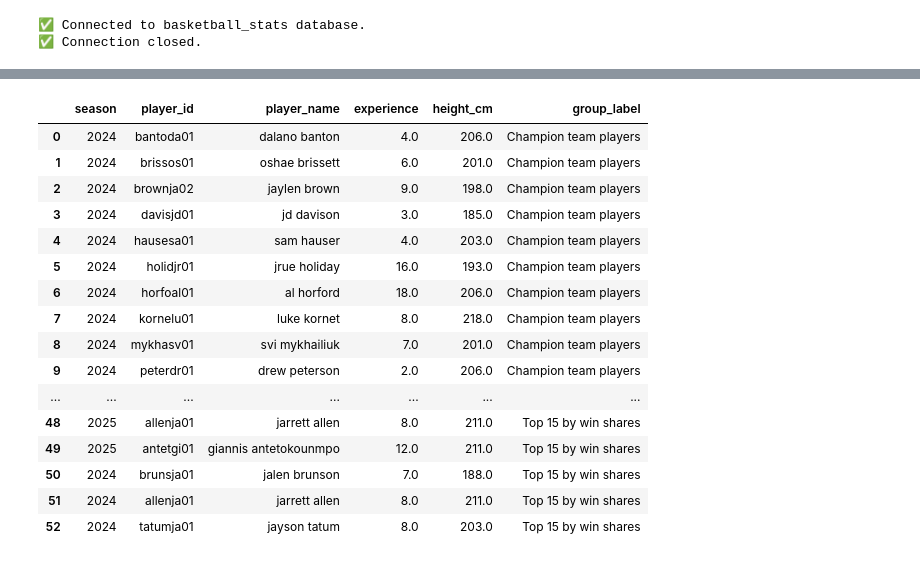
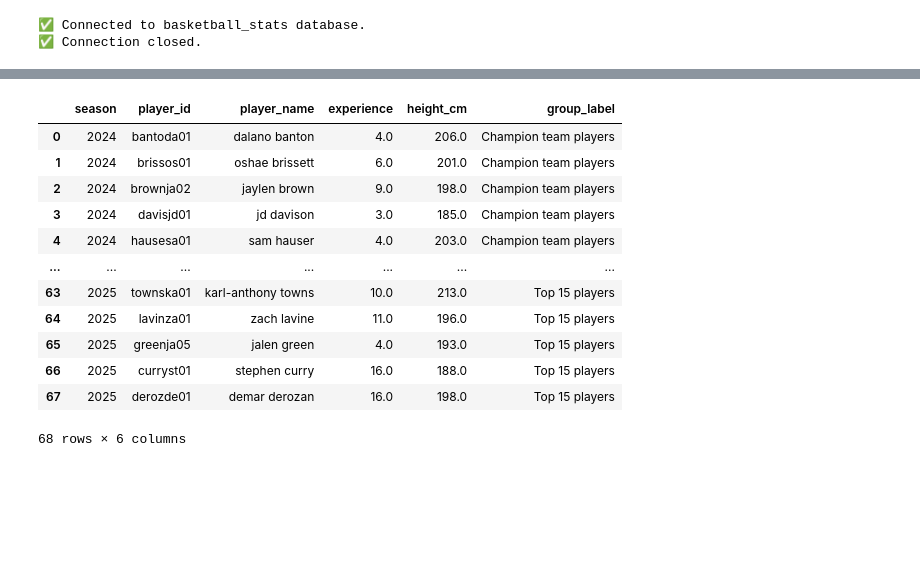
Before and after one commit to arianmokhtariha/NBA-analysis, a Jupyter notebook: data_analysis/Mona/Mona-DescriptiveStatistics1-2.ipynb, the cells around one changed output, grey strips where cells are left out. Cells and saved outputs as stored; diff of their text form; code cells hidden in the pictures; blank space fills up the shorter version.

```diff
--- a/data_analysis/Mona/Mona-DescriptiveStatistics1-2.ipynb
+++ b/data_analysis/Mona/Mona-DescriptiveStatistics1-2.ipynb
@@ -54,10 +83,7 @@ try:
             'Michael Jordan Trophy' as group_label
         from mvp_candidates mc
         join players p on p.player_id = mc.player_id
-        where
-            mc.year between 2020 and 2024
-            and mc.ws is not null
-            and p.height_cm is not null
+        where mc.year between 2020 and 2024  and p.height_cm is not null
 
         union all
 
@@ -67,16 +93,15 @@ try:
             p.player_id,
             p.player_name,
             p.height_cm,
-            'Top 50 by  rank' as group_label
+            'Top 50 players' as group_label
         from player_stats ps
         join players p on p.player_id = ps.player_id
-        where
-            ps.season between 2020 and 2024
+        where ps.season between 2020 and 2024
             and ps.rank <= 50 and p.height_cm is not null;
             """
 
-        df1 = pd.read_sql(query, cnxn)
-        display(df1)
+        dataf1 = pd.read_sql(query, cnxn)
+
 
 except mysql.connector.Error as err:
     print(f"❌ Error: {err}")
@@ -121,66 +211,67 @@ plt.show()
 # %%
 # بخش دوم
-# بررسی فقط ۱۵ رکورد فصلی برتر در کل دوره (فصل‌های ۲۰۲۴ و ۲۰۲۵ با هم) .
 try:
 
     with mysql.connector.connect(**config) as cnxn:
         query = """
+        with top15 as (
+            select
+                ps.player_id,
+                ps.season,
+                ps.rank,
+                row_number() over (partition by ps.season order by  ps.rank asc) as rn
+            from player_stats ps
+            where ps.season in (2024, 2025) and ps.rank is not null
+    )
+
         select
             r.season,
             p.player_id,
             p.player_name,
             p.experience,
-            p.height_cm, 'Champion team players' as group_label
+            p.height_cm,
+            'Champion team players' as group_label
         from season_stats s
         join team_lookup t on s.champion_name = t.team_name
         join rosters r on r.team_id = t.team_id and r.season = s.season
         join players p on p.player_id = r.player_id
-        where
-            s.season in (2024, 2025)
+        where s.season in (2024,2025)
             and p.experience is not null
             and p.height_cm is not null
 
         union all
 
         select
-            a.season,
+            ps.season,
             p.player_id,
             p.player_name,
             p.experience,
-            p.height_cm,'Top 15 by win shares' as group_label
-        from (
-            select player_id, season
-            from advanced_stats
-            where season in (2024, 2025)
-            and win_shares is not null
-            order by win_shares desc
-            limit 15
-        )as top15
+            p.height_cm,
+            'Top 15 players' as group_label
+        from top15
+        join player_stats ps on ps.player_id = top15.player_id and ps.season = top15.season
         join players p on p.player_id = top15.player_id
-        join advanced_stats a on a.player_id = top15.player_id and a.season = top15.season
-        where p.experience is not null and p.height_cm is not null;
+        where top15.rn <= 15
+            and p.experience is not null and p.height_cm is not null;
+
         """
 
-        df2 = pd.read_sql(query, cnxn)
-        display(df2)
+        dataf2 = pd.read_sql(query, cnxn)
+        display(dataf2)
 
 except mysql.connector.Error as err:
     print(f"❌ Error: {err}")
 # %% [output]
 |  | season | player_id | player_name | experience | height_cm | group_label |
 | 0 | 2024 | bantoda01 | dalano banton | 4.0 | 206.0 | Champion team players |
 | 1 | 2024 | brissos01 | oshae brissett | 6.0 | 201.0 | Champion team players |
 | 2 | 2024 | brownja02 | jaylen brown | 9.0 | 198.0 | Champion team players |
 | 3 | 2024 | davisjd01 | jd davison | 3.0 | 185.0 | Champion team players |
 | 4 | 2024 | hausesa01 | sam hauser | 4.0 | 203.0 | Champion team players |
-| 5 | 2024 | holidjr01 | jrue holiday | 16.0 | 193.0 | Champion team players |
-| 6 | 2024 | horfoal01 | al horford | 18.0 | 206.0 | Champion team players |
-| 7 | 2024 | kornelu01 | luke kornet | 8.0 | 218.0 | Champion team players |
-| 8 | 2024 | mykhasv01 | svi mykhailiuk | 7.0 | 201.0 | Champion team players |
-| 9 | 2024 | peterdr01 | drew peterson | 2.0 | 206.0 | Champion team players |
 | ... | ... | ... | ... | ... | ... | ... |
-| 48 | 2025 | allenja01 | jarrett allen | 8.0 | 211.0 | Top 15 by win shares |
-| 49 | 2025 | antetgi01 | giannis antetokounmpo | 12.0 | 211.0 | Top 15 by win shares |
-| 50 | 2024 | brunsja01 | jalen brunson | 7.0 | 188.0 | Top 15 by win shares |
-| 51 | 2024 | allenja01 | jarrett allen | 8.0 | 211.0 | Top 15 by win shares |
-| 52 | 2024 | tatumja01 | jayson tatum | 8.0 | 203.0 | Top 15 by win shares |
+| 63 | 2025 | townska01 | karl-anthony towns | 10.0 | 213.0 | Top 15 players |
+| 64 | 2025 | lavinza01 | zach lavine | 11.0 | 196.0 | Top 15 players |
+| 65 | 2025 | greenja05 | jalen green | 4.0 | 193.0 | Top 15 players |
+| 66 | 2025 | curryst01 | stephen curry | 16.0 | 188.0 | Top 15 players |
+| 67 | 2025 | derozde01 | demar derozan | 16.0 | 198.0 | Top 15 players |
+68 rows × 6 columns
```
Also changed, not shown: parts of 28 cells of this notebook.
